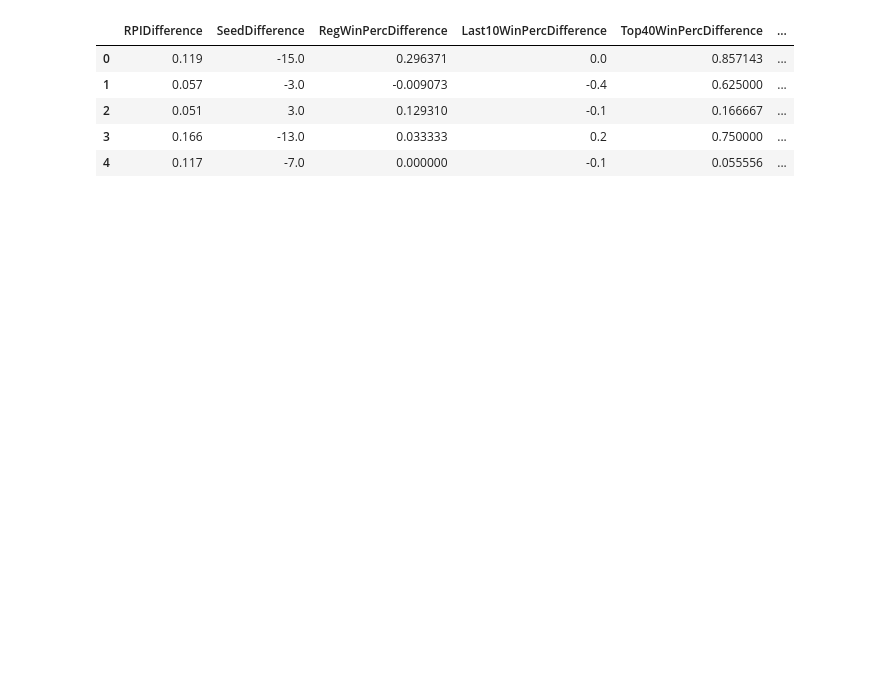
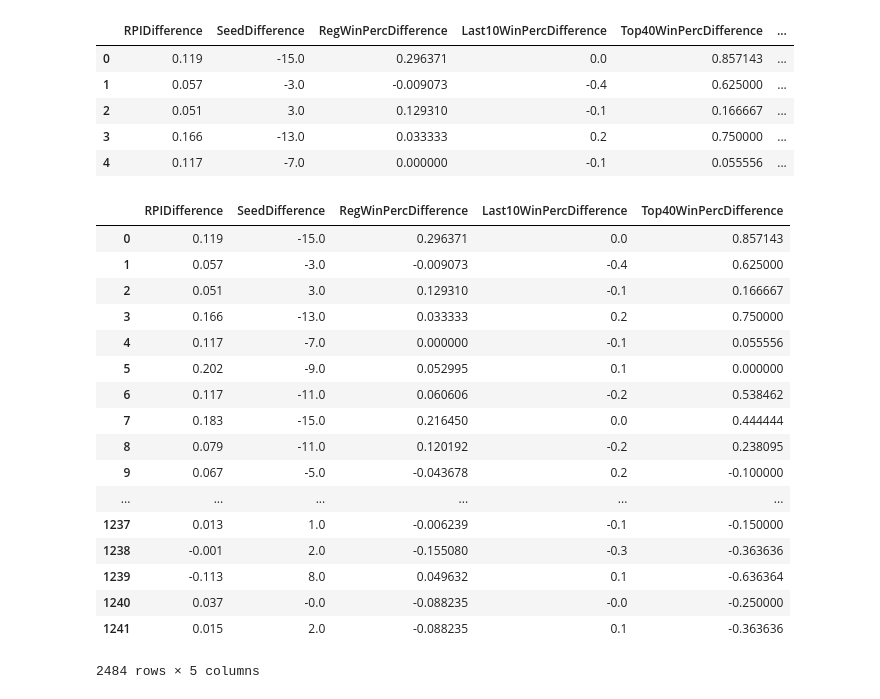
Before and after one commit to kgnadinger/ncaa_tournament_ml_model, a Jupyter notebook: tournament_model.ipynb, the cells around one changed output. Saved outputs shown, nothing was run; the diff lists cells and outputs as text; code cells hidden in the pictures; blank space fills up the shorter version.

Commit message:
split outcomes and features

```diff
--- a/tournament_model.ipynb
+++ b/tournament_model.ipynb
@@ -414,3 +414,25 @@ df_tournament_games.head()
 | 2 | 0.051 | 3.0 | 0.129310 | -0.1 | 0.166667 | ... |
 | 3 | 0.166 | -13.0 | 0.033333 | 0.2 | 0.750000 | ... |
 | 4 | 0.117 | -7.0 | 0.000000 | -0.1 | 0.055556 | ... |
+# %%
+outcomes = df_historical_games["win"]
+df_historical_games.drop('win', axis=1)
+# %% [output]
+|  | RPIDifference | SeedDifference | RegWinPercDifference | Last10WinPercDifference | Top40WinPercDifference |
+| 0 | 0.119 | -15.0 | 0.296371 | 0.0 | 0.857143 |
+| 1 | 0.057 | -3.0 | -0.009073 | -0.4 | 0.625000 |
+| 2 | 0.051 | 3.0 | 0.129310 | -0.1 | 0.166667 |
+| 3 | 0.166 | -13.0 | 0.033333 | 0.2 | 0.750000 |
+| 4 | 0.117 | -7.0 | 0.000000 | -0.1 | 0.055556 |
+| 5 | 0.202 | -9.0 | 0.052995 | 0.1 | 0.000000 |
+| 6 | 0.117 | -11.0 | 0.060606 | -0.2 | 0.538462 |
+| 7 | 0.183 | -15.0 | 0.216450 | 0.0 | 0.444444 |
+| 8 | 0.079 | -11.0 | 0.120192 | -0.2 | 0.238095 |
+| 9 | 0.067 | -5.0 | -0.043678 | 0.2 | -0.100000 |
+| ... | ... | ... | ... | ... | ... |
+| 1237 | 0.013 | 1.0 | -0.006239 | -0.1 | -0.150000 |
+| 1238 | -0.001 | 2.0 | -0.155080 | -0.3 | -0.363636 |
+| 1239 | -0.113 | 8.0 | 0.049632 | 0.1 | -0.636364 |
+| 1240 | 0.037 | -0.0 | -0.088235 | -0.0 | -0.250000 |
+| 1241 | 0.015 | 2.0 | -0.088235 | 0.1 | -0.363636 |
+2484 rows × 5 columns
```
Also changed, not shown: parts of 4 cells of this notebook.
